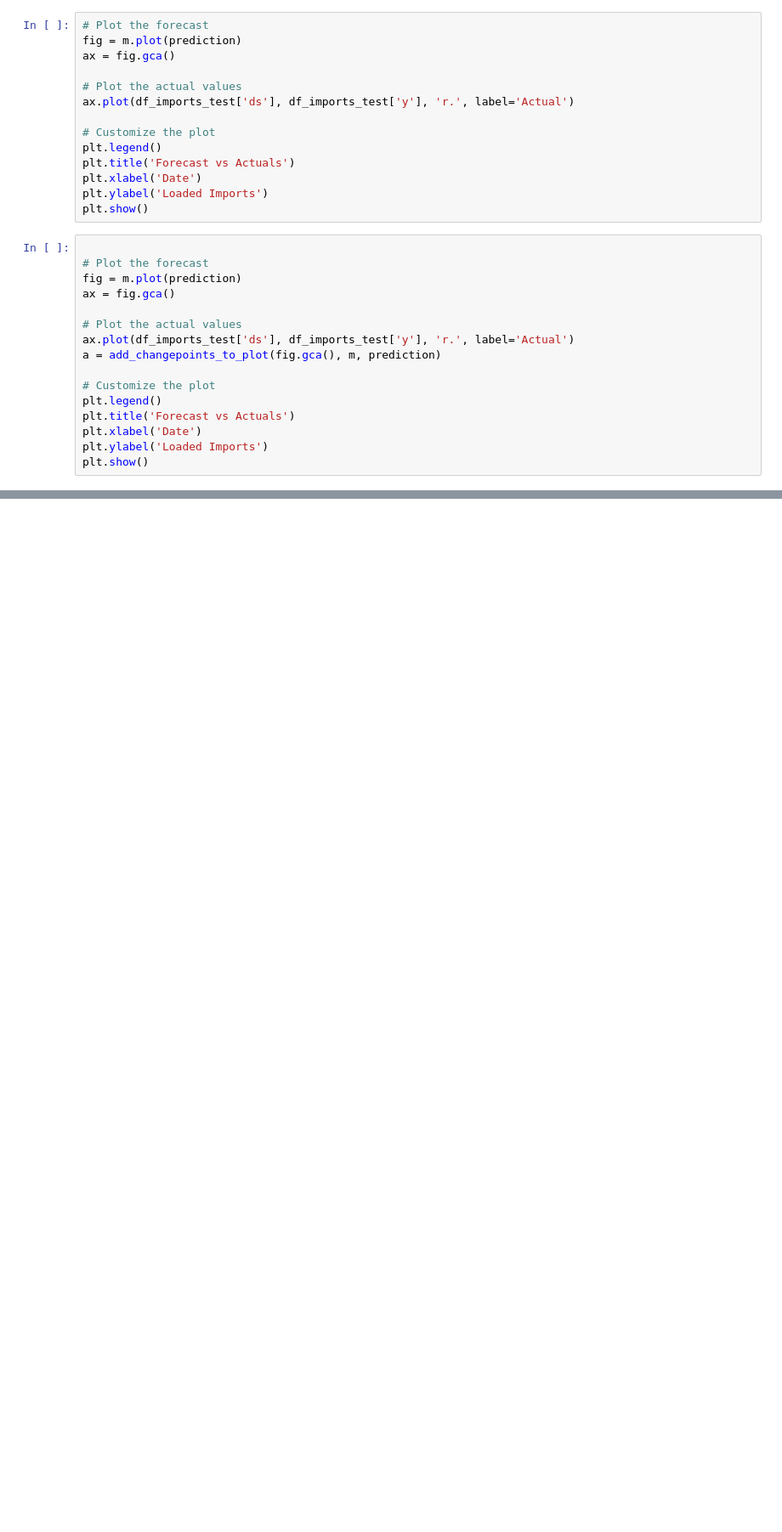
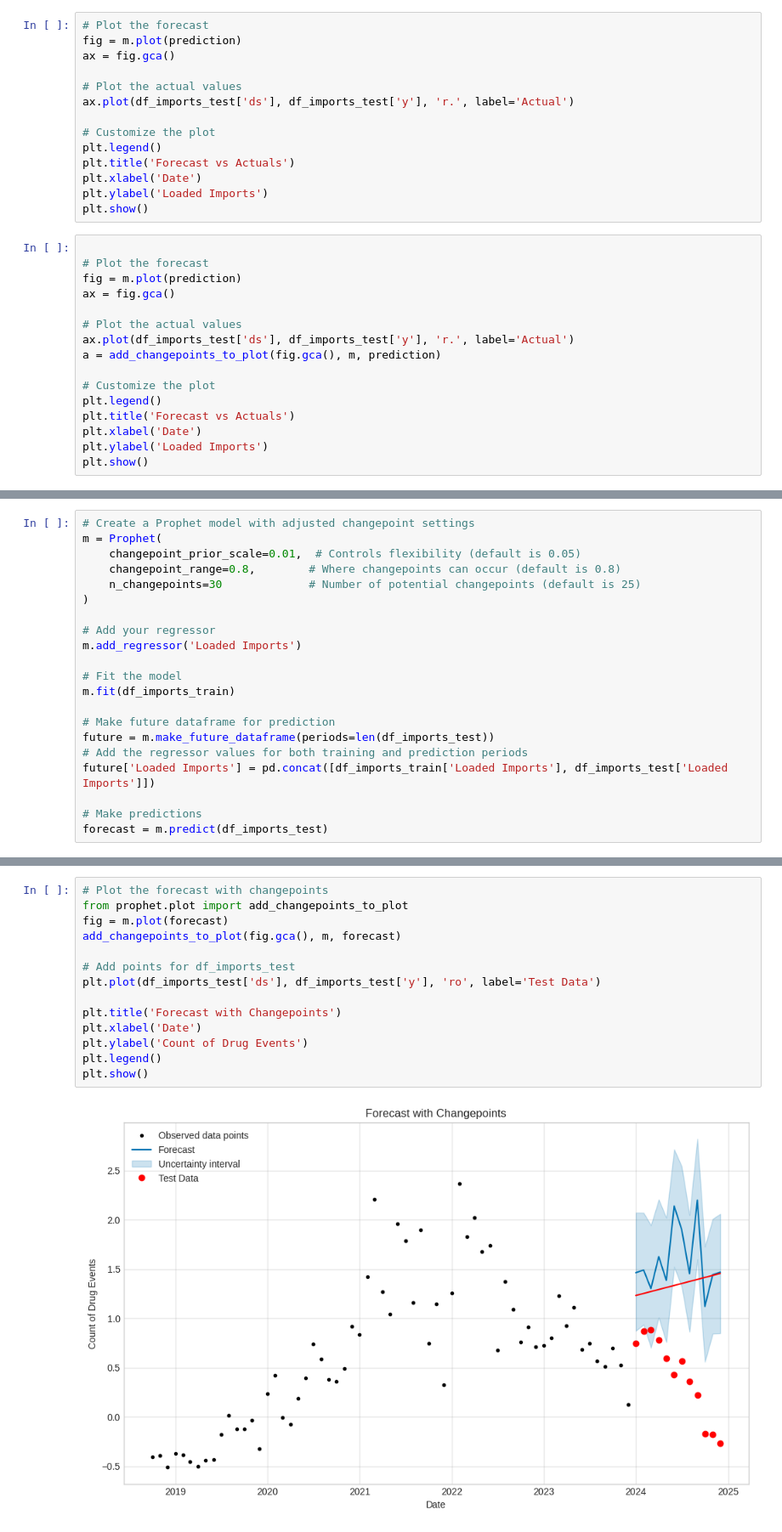
Before and after one commit to GonzaloLopezS/TFM_AFI_2025, a Jupyter notebook: AAA_code/modelos_prueba.ipynb, the cells around one changed output, grey strips where cells are left out. Shown at 85% size. Drawn from its saved outputs; the diff is of its cells as text; blank space fills up the shorter version.

```diff
--- a/AAA_code/modelos_prueba.ipynb
+++ b/AAA_code/modelos_prueba.ipynb
@@ -404,0 +910,21 @@ plt.show()
+# %%
+# Create a Prophet model with adjusted changepoint settings
+m = Prophet(
+    changepoint_prior_scale=0.01,  # Controls flexibility (default is 0.05)
+    changepoint_range=0.8,        # Where changepoints can occur (default is 0.8)
+    n_changepoints=30             # Number of potential changepoints (default is 25)
+)
+
+# Add your regressor
+m.add_regressor('Loaded Imports')
+
+# Fit the model
+m.fit(df_imports_train)
+
+# Make future dataframe for prediction
+future = m.make_future_dataframe(periods=len(df_imports_test))
+# Add the regressor values for both training and prediction periods
+future['Loaded Imports'] = pd.concat([df_imports_train['Loaded Imports'], df_imports_test['Loaded Imports']])
+
+# Make predictions
+forecast = m.predict(df_imports_test)
@@ -405 +995,17 @@ plt.show()
+# %%
+# Plot the forecast with changepoints
+from prophet.plot import add_changepoints_to_plot
+fig = m.plot(forecast)
+add_changepoints_to_plot(fig.gca(), m, forecast)
+
+# Add points for df_imports_test
+plt.plot(df_imports_test['ds'], df_imports_test['y'], 'ro', label='Test Data')
+
+plt.title('Forecast with Changepoints')
+plt.xlabel('Date')
+plt.ylabel('Count of Drug Events')
+plt.legend()
+plt.show()
+# %% [output]
+[figure, added]
 # %%
```
Also changed, not shown: parts of 68 cells of this notebook, 5 other files.
